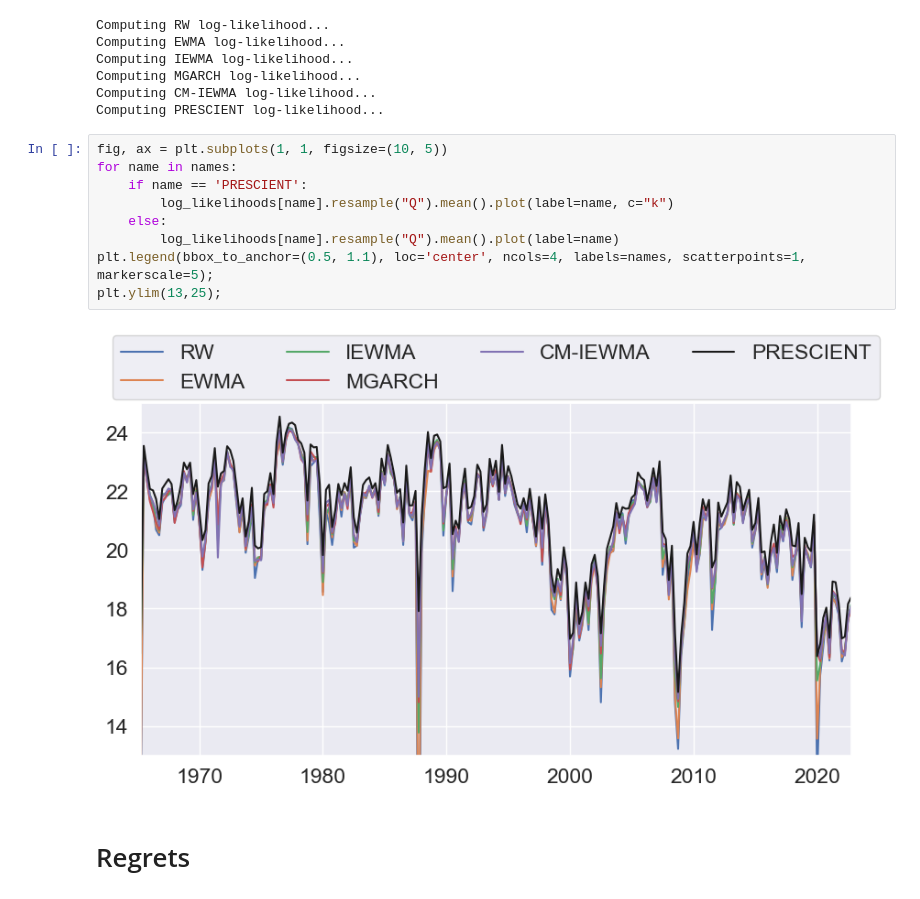
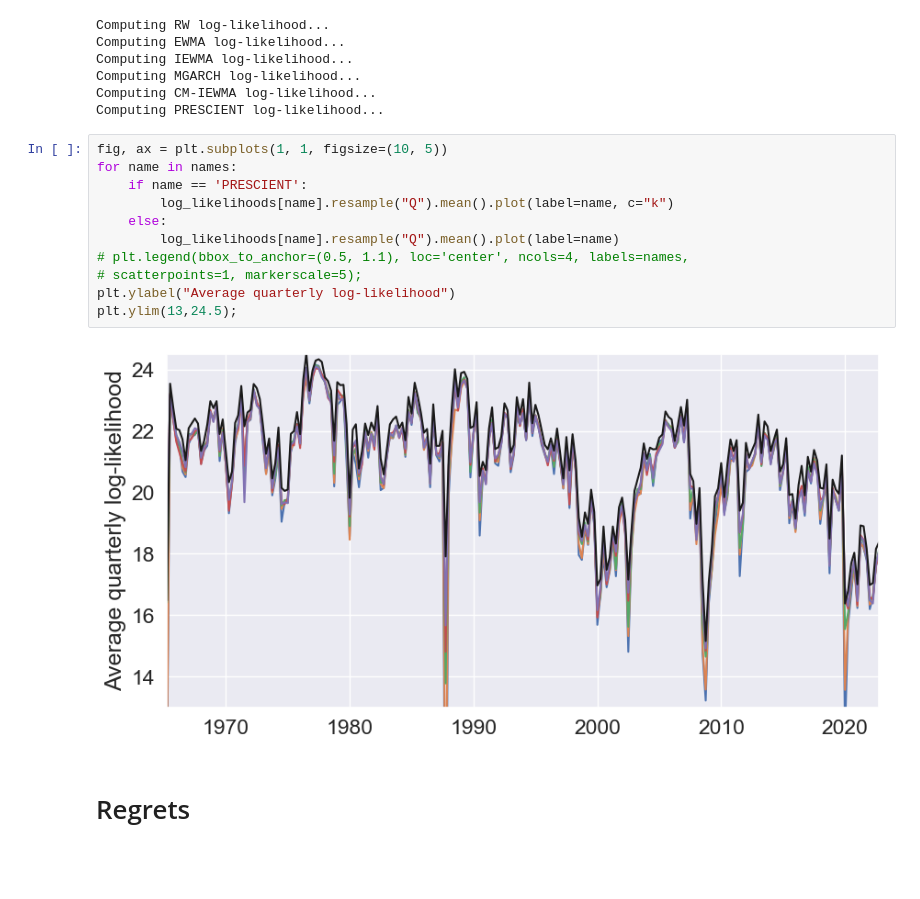
Before and after one commit to cvxgrp/cov_pred_finance, a Jupyter notebook: experiments/notebooks/factor_portfolios.ipynb, the cells around one changed output. Cells and saved outputs as stored; diff of their text form; blank space fills up the shorter version.

```diff
--- a/experiments/notebooks/factor_portfolios.ipynb
+++ b/experiments/notebooks/factor_portfolios.ipynb
@@ -138,14 +137,16 @@ Computing PRESCIENT log-likelihood...
 # %%
 fig, ax = plt.subplots(1, 1, figsize=(10, 5))
 for name in names:
     if name == 'PRESCIENT':
         log_likelihoods[name].resample("Q").mean().plot(label=name, c="k")
     else:
         log_likelihoods[name].resample("Q").mean().plot(label=name)
-plt.legend(bbox_to_anchor=(0.5, 1.1), loc='center', ncols=4, labels=names, scatterpoints=1, markerscale=5);
-plt.ylim(13,25);
+# plt.legend(bbox_to_anchor=(0.5, 1.1), loc='center', ncols=4, labels=names,
+# scatterpoints=1, markerscale=5);
+plt.ylabel("Average quarterly log-likelihood")
+plt.ylim(13,24.5);
 # %% [output]
-[figure, old version]
+[figure, new version]
 # %% [markdown]
 # Regrets
 # %%
```
Also changed, not shown: parts of 9 cells of this notebook, 1 other file.
